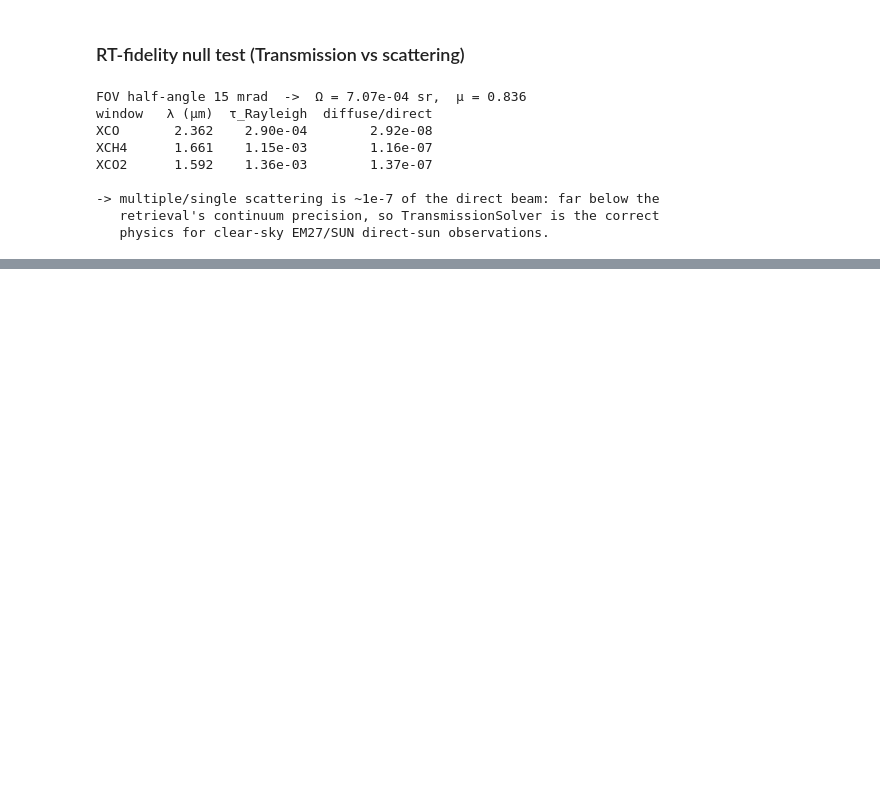
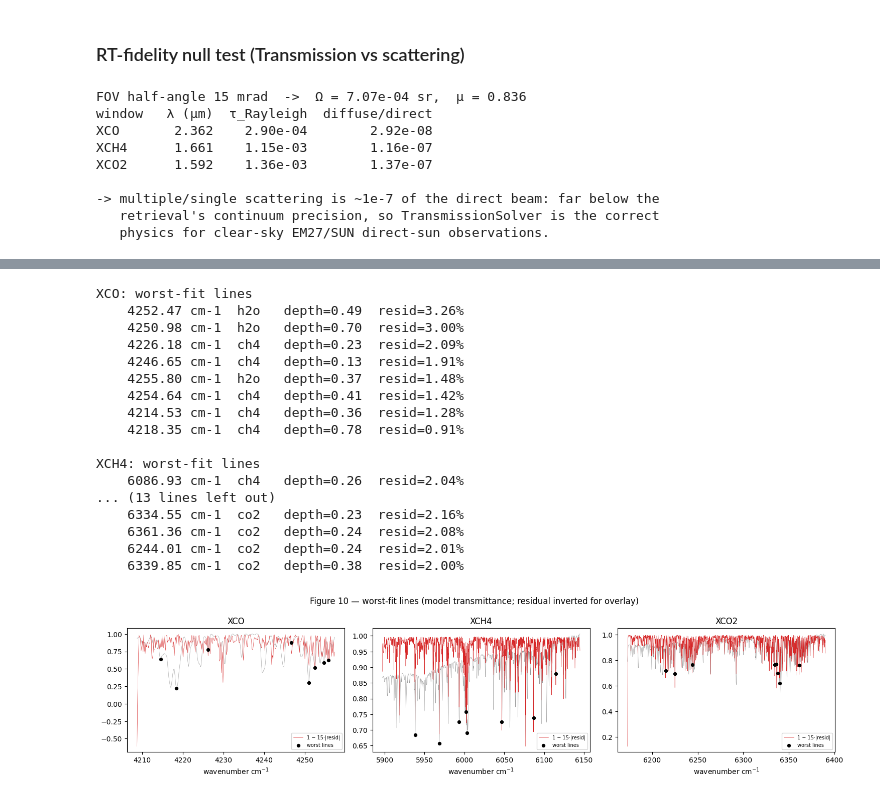
Before and after one commit to erselab/em27, a Jupyter notebook: notebooks/em27_realdata.ipynb, the cells around one changed output, grey strips where cells are left out. Drawn from its saved outputs; the diff is of its cells as text; code cells hidden in the pictures; blank space fills up the shorter version.

```diff
--- a/notebooks/em27_realdata.ipynb
+++ b/notebooks/em27_realdata.ipynb
@@ -604,3 +798,51 @@ XCO2      1.592    1.36e-03        1.37e-07
+# %%
+from scipy.signal import find_peaks
+if resid_npz.exists():
+    rms_ch = np.sqrt(np.mean(Rmat**2, 0))
+    fig, axes = plt.subplots(1, len(labels_r), figsize=(5 * len(labels_r), 3.8), squeeze=False)
+    offK = 0
+    for j, lab in enumerate(labels_r):
+        lab = str(lab); n = int(nchan_r[j]); sl = slice(bnd[j], bnd[j + 1])
+        cont = np.nanpercentile(T_model[sl], 99)
+        w = wn_r[sl]; t = T_model[sl] / cont; rr = rms_ch[sl] / cont
+        Kmol = {m: np.abs(res_j.K[offK:offK + n, names_j.index(f"{m}_scale")][::-1])
+                for m in mols_by_win[lab]}
+        offK += n
+        depth = np.clip(1 - t, 0, None)
+        pk, _ = find_peaks(depth, prominence=0.05, distance=2)
+        top = pk[np.argsort(rr[pk])[::-1]][:8] if len(pk) else []
+        if len(top):
+            print(f"\n{lab}: worst-fit lines")
+            for i in top:
+                mol = max(Kmol, key=lambda m: Kmol[m][i])
+                print(f"   {w[i]:8.2f} cm-1  {mol:5} depth={depth[i]:.2f}  resid={rr[i]*100:.2f}%")
+        axes[0, j].plot(w, t, lw=0.4, color="0.6")
+        axes[0, j].plot(w, 1 - rr * 15, lw=0.4, color="C3", label="1 − 15·|resid|")
+        if len(top):
+            axes[0, j].scatter(w[top], t[top], c="k", s=18, zorder=5, label="worst lines")
+        axes[0, j].set_title(lab); axes[0, j].set_xlabel("wavenumber cm$^{-1}$")
+        axes[0, j].legend(fontsize=7)
+    fig.suptitle("Figure 10 — worst-fit lines (model transmittance; residual inverted for overlay)")
+    fig.tight_layout(); fig.savefig(FIGS / "em27_perline_residuals.png", dpi=120); plt.show()
+# %% [output]
+XCO: worst-fit lines
+    4252.47 cm-1  h2o   depth=0.49  resid=3.26%
+    4250.98 cm-1  h2o   depth=0.70  resid=3.00%
+    4226.18 cm-1  ch4   depth=0.23  resid=2.09%
+    4246.65 cm-1  ch4   depth=0.13  resid=1.91%
+    4255.80 cm-1  h2o   depth=0.37  resid=1.48%
+    4254.64 cm-1  ch4   depth=0.41  resid=1.42%
+    4214.53 cm-1  ch4   depth=0.36  resid=1.28%
+    4218.35 cm-1  ch4   depth=0.78  resid=0.91%
+
+XCH4: worst-fit lines
+    6086.93 cm-1  ch4   depth=0.26  resid=2.04%
+... (13 lines left out)
+    6334.55 cm-1  co2   depth=0.23  resid=2.16%
+    6361.36 cm-1  co2   depth=0.24  resid=2.08%
+    6244.01 cm-1  co2   depth=0.24  resid=2.01%
+    6339.85 cm-1  co2   depth=0.38  resid=2.00%
+[figure, added]
 # %% [markdown]
 ## Summary
 
```
Also changed, not shown: parts of 11 cells of this notebook, 27 other files.
